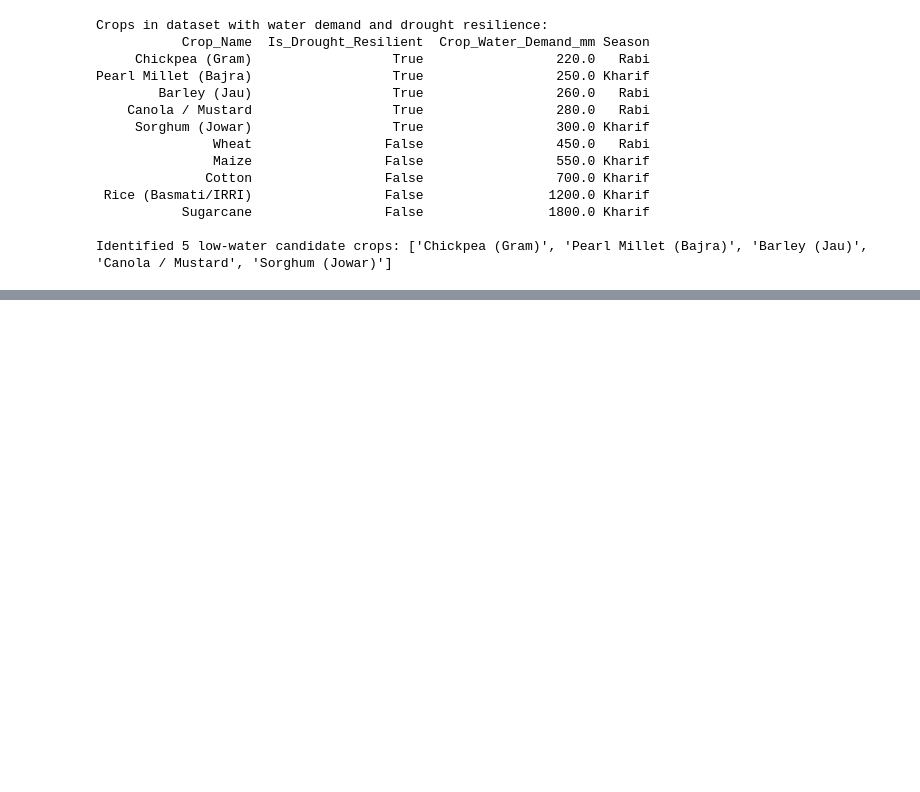
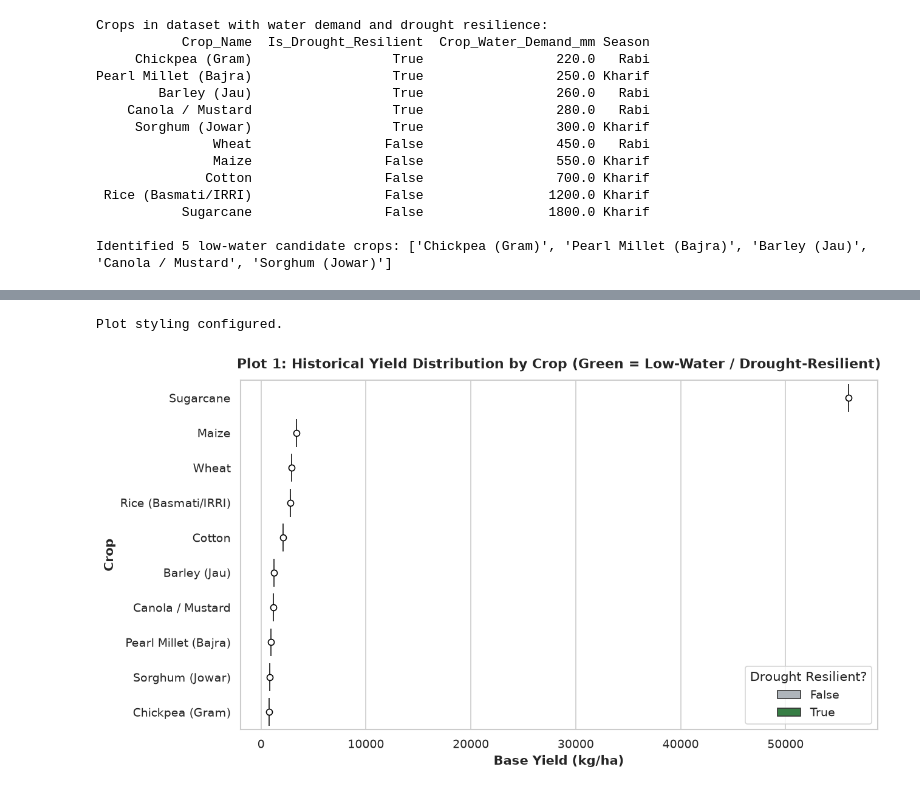
Before and after one commit to SyedMuhammadHunain/Climate-Machine-Learning, a Jupyter notebook: notebooks/01_low_water_crop_selection.ipynb, the cells around one changed output, grey strips where cells are left out. Saved outputs shown, nothing was run; the diff lists cells and outputs as text; code cells hidden in the pictures; blank space fills up the shorter version.

Commit message:
feat: complete Task 2 EDA with 5 required rubric visualizations

```diff
--- a/notebooks/01_low_water_crop_selection.ipynb
+++ b/notebooks/01_low_water_crop_selection.ipynb
@@ -83,0 +93,26 @@ Identified 5 low-water candidate crops: ['Chickpea (Gram)', 'Pearl Millet (Bajra
+# %%
+# Styling setup for publication-ready figures
+sns.set_theme(style="whitegrid", font_scale=1.05)
+plt.rcParams["figure.dpi"] = 120
+plt.rcParams["font.sans-serif"] = "DejaVu Sans"
+print("Plot styling configured.")
+# %% [output]
+Plot styling configured.
+# %%
+# Plot 1: Yield Distribution by Crop (Distinguishing Drought-Resilient candidates)
+plt.figure(figsize=(11, 6))
+order = df.groupby("Crop_Name")["Base_Yield_kg_ha"].median().sort_values(ascending=False).index
+palette = {True: "#2b8a3e", False: "#adb5bd"}
+ax = sns.boxplot(
+    data=df, x="Base_Yield_kg_ha", y="Crop_Name", order=order,
+    hue="Is_Drought_Resilient", palette=palette, dodge=False, showmeans=True,
+    meanprops={"marker":"o", "markerfacecolor":"white", "markeredgecolor":"black", "markersize":"6"}
+)
+plt.title("Plot 1: Historical Yield Distribution by Crop (Green = Low-Water / Drought-Resilient)", fontsize=13, weight="bold", pad=12)
+plt.xlabel("Base Yield (kg/ha)", weight="bold")
+plt.ylabel("Crop", weight="bold")
+plt.legend(title="Drought Resilient?", loc="lower right", frameon=True)
+plt.tight_layout()
+plt.show()
+# %% [output]
+[figure, added]
```
Also changed, not shown: parts of 5 cells of this notebook, 1 other file.
